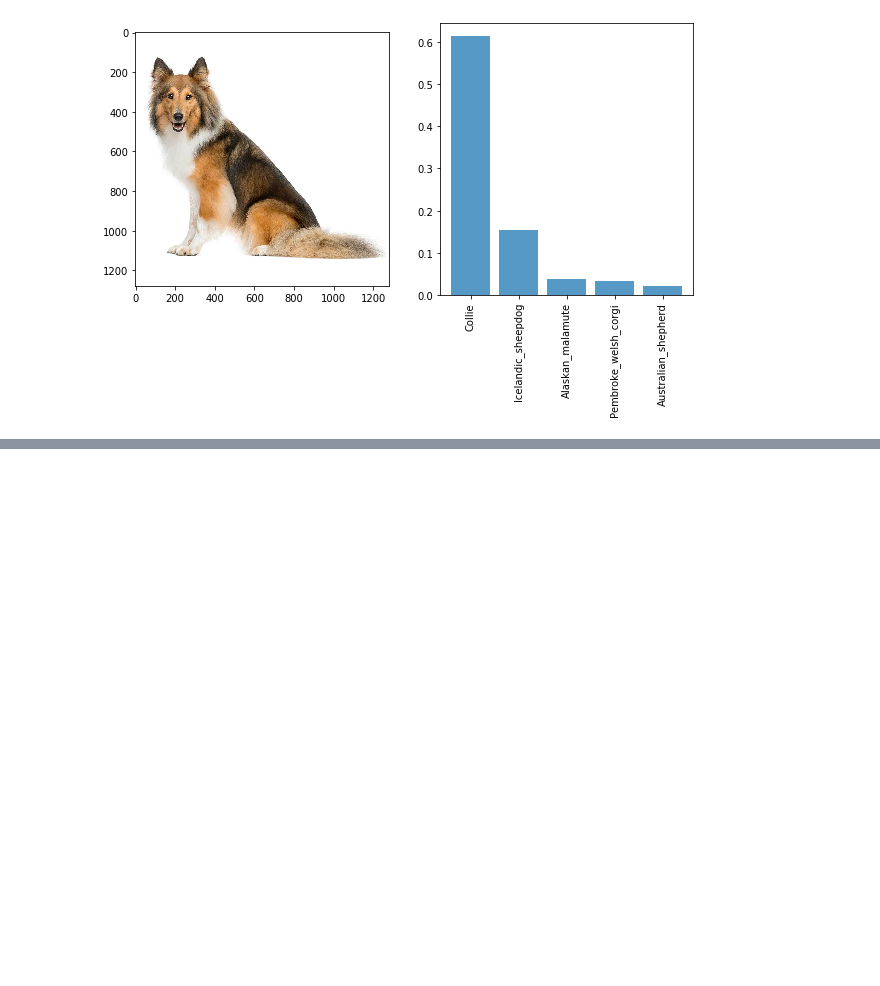
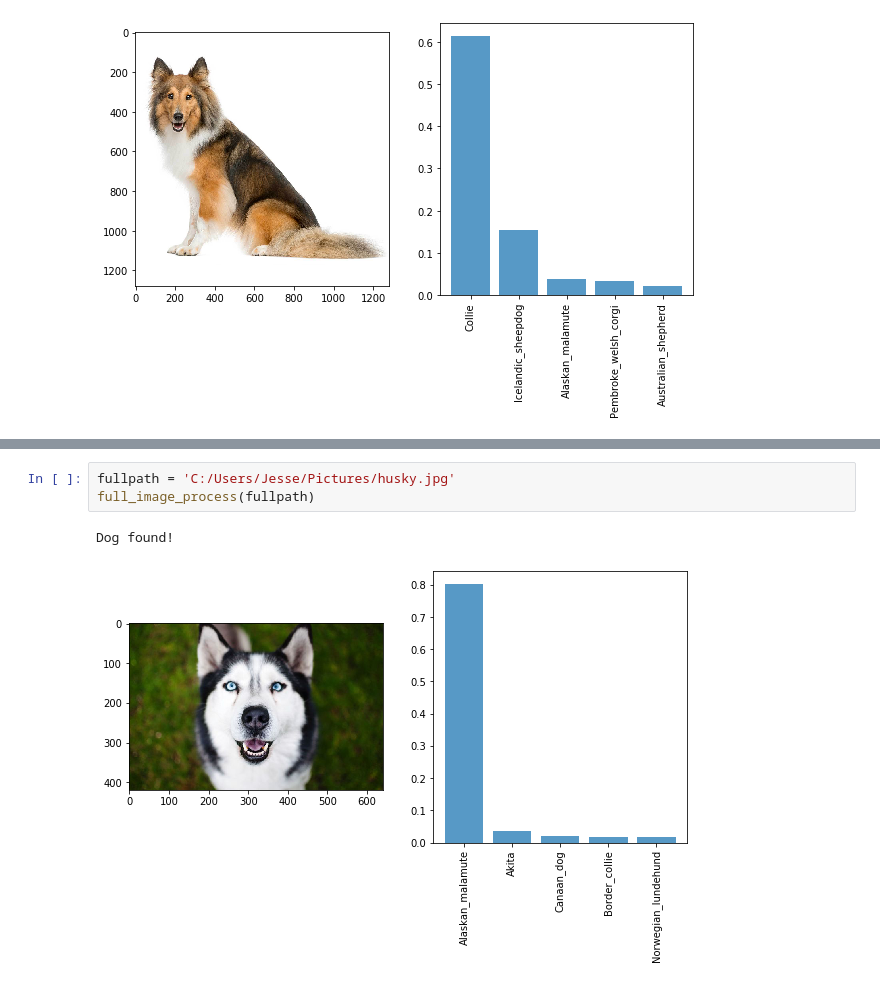
Before and after one commit to jfreds91/DSND_t2_capstone, a Jupyter notebook: dog_app.ipynb, the cells around one changed output, grey strips where cells are left out. Drawn from its saved outputs; the diff is of its cells as text; blank space fills up the shorter version.

```diff
--- a/dog_app.ipynb
+++ b/dog_app.ipynb
@@ -1239,0 +1325,6 @@ __Answer:__
+# %%
+fullpath = 'C:/Users/Jesse/Pictures/husky.jpg'
+full_image_process(fullpath)
+# %% [output]
+Dog found!
+[figure, added]
```
Also changed, not shown: parts of 19 cells of this notebook, 1 other file.
